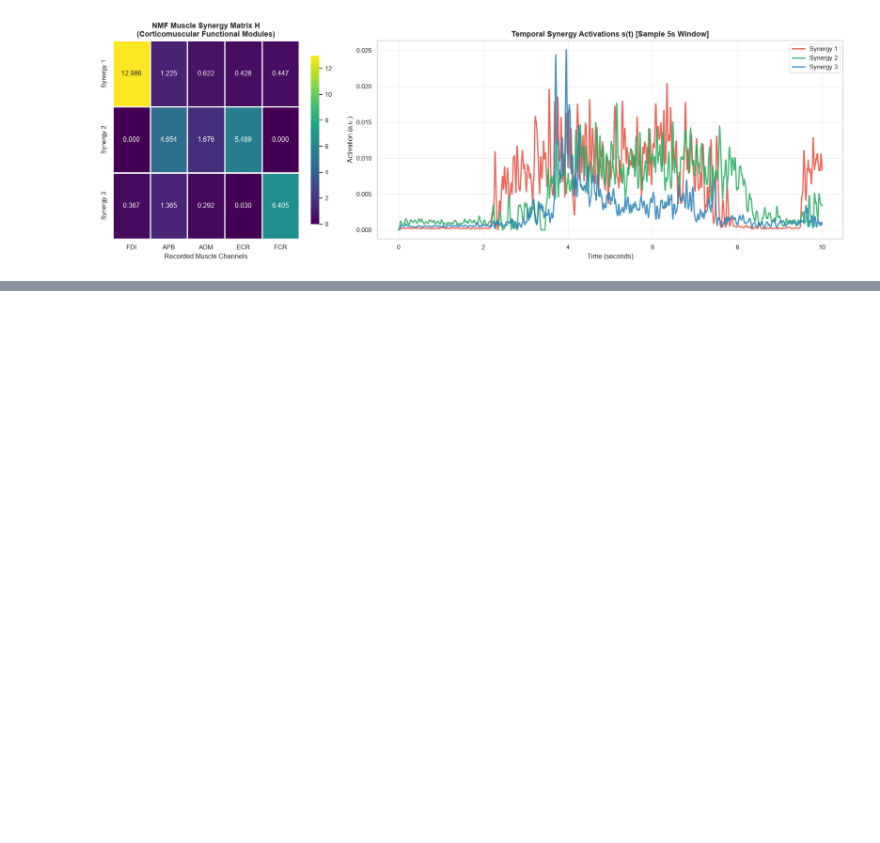
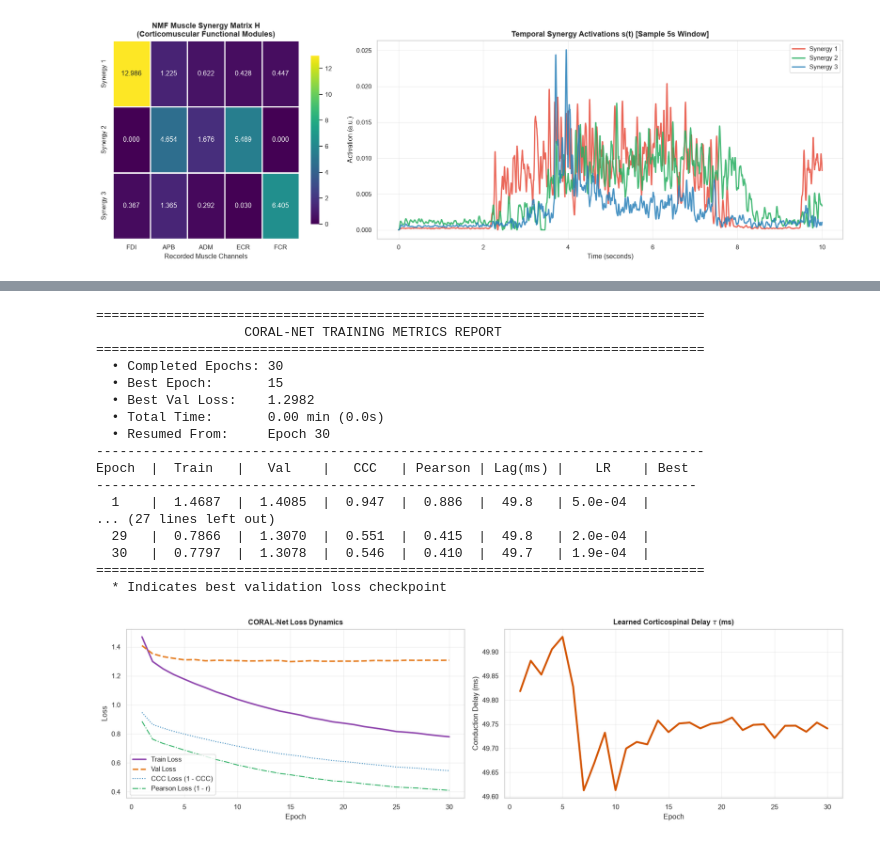
Before and after one commit to MohammadMahdi-Sharifbeigy/eeg-emg-grasp-decoder, a Jupyter notebook: main_coral.ipynb, the cells around one changed output, grey strips where cells are left out. Saved outputs shown, nothing was run; the diff lists cells and outputs as text; code cells hidden in the pictures; blank space fills up the shorter version.

Commit message:
fix(main_coral.ipynb): replace unsupported LaTeX \ge with >= to prevent tight_layout crash

```diff
--- a/main_coral.ipynb
+++ b/main_coral.ipynb
@@ -408,28 +412,47 @@ OutOfMemoryError: CUDA out of memory. Tried to allocate 500.00 MiB. GPU 0 has a
 # %%
 # Print formatted publication metrics summary report
 print(train_result.summary())
 
 # Plot Training History & Delay Trajectory
 fig, (ax1, ax2) = plt.subplots(1, 2, figsize=(14, 4), facecolor="white")
 
 ax1.plot(train_result.history["epoch"], train_result.history["train_loss"], label="Train Loss", color="#8E44AD", linewidth=2)
 ax1.plot(train_result.history["epoch"], train_result.history["val_loss"], label="Val Loss", color="#E67E22", linewidth=2, linestyle="--")
 ax1.plot(train_result.history["epoch"], train_result.history["ccc"], label="CCC Loss (1 - CCC)", color="#2980B9", linestyle=":")
 ax1.plot(train_result.history["epoch"], train_result.history["pearson"], label="Pearson Loss (1 - r)", color="#27AE60", linestyle="-.")
 ax1.set_xlabel("Epoch")
 ax1.set_ylabel("Loss")
 ax1.set_title("CORAL-Net Loss Dynamics", fontweight="bold")
 ax1.grid(True, alpha=0.3)
 ax1.legend()
 
 ax2.plot(train_result.history["epoch"], train_result.history["learned_lag_ms"], color="#D35400", linewidth=2.5)
 ax2.set_xlabel("Epoch")
 ax2.set_ylabel("Conduction Delay (ms)")
-ax2.set_title("Learned Corticospinal Delay $\\tau$ (ms)", fontweight="bold")
+ax2.set_title(r"Learned Corticospinal Delay $\tau$ (ms)", fontweight="bold")
 ax2.grid(True, alpha=0.3)
 
 plt.tight_layout()
 plt.show()
+# %% [output]
+==============================================================================
+                   CORAL-NET TRAINING METRICS REPORT
+==============================================================================
+  • Completed Epochs: 30
+  • Best Epoch:       15
+  • Best Val Loss:    1.2982
+  • Total Time:       0.00 min (0.0s)
+  • Resumed From:     Epoch 30
+------------------------------------------------------------------------------
+Epoch  |  Train   |   Val    |   CCC   | Pearson | Lag(ms) |    LR    | Best
+-----------------------------------------------------------------------------
+  1    |  1.4687  |  1.4085  |  0.947  |  0.886  |  49.8   | 5.0e-04  |
+... (27 lines left out)
+  29   |  0.7866  |  1.3070  |  0.551  |  0.415  |  49.8   | 2.0e-04  |
+  30   |  0.7797  |  1.3078  |  0.546  |  0.410  |  49.7   | 1.9e-04  |
+==============================================================================
+  * Indicates best validation loss checkpoint
+[figure, added]
 # %%
 # ============================================================================
 # Cell 6: Test Evaluation, Publication Metrics & Interpretability Dashboard
```
Also changed, not shown: parts of 4 cells of this notebook.
